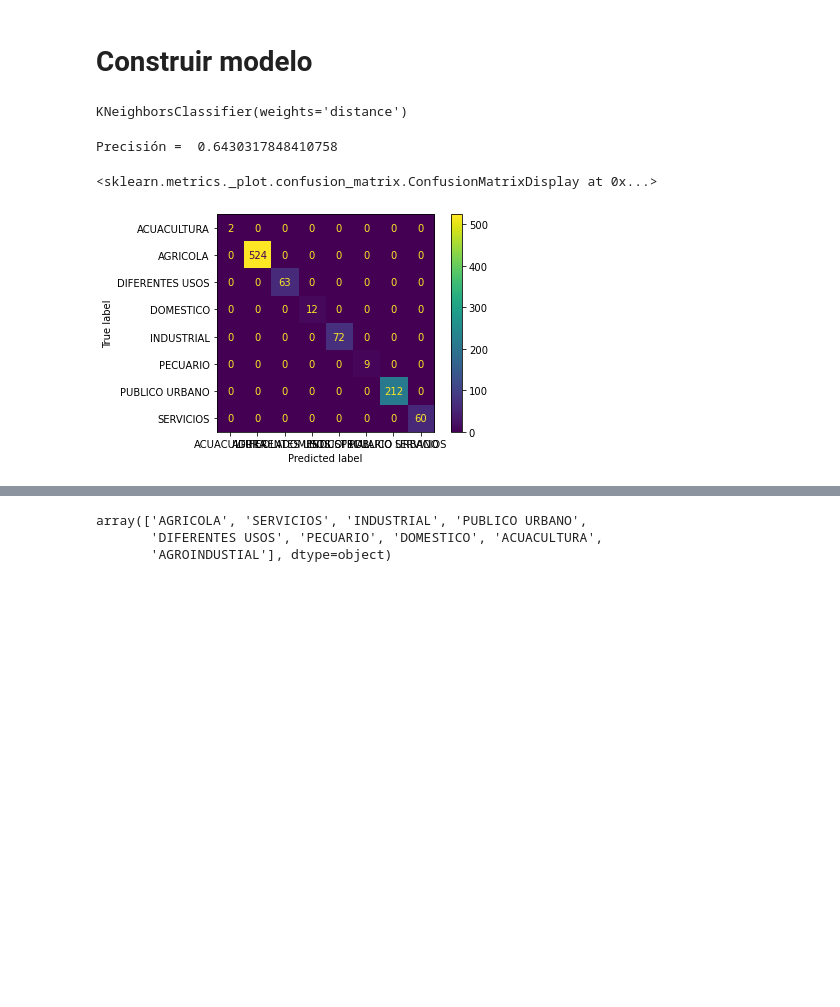
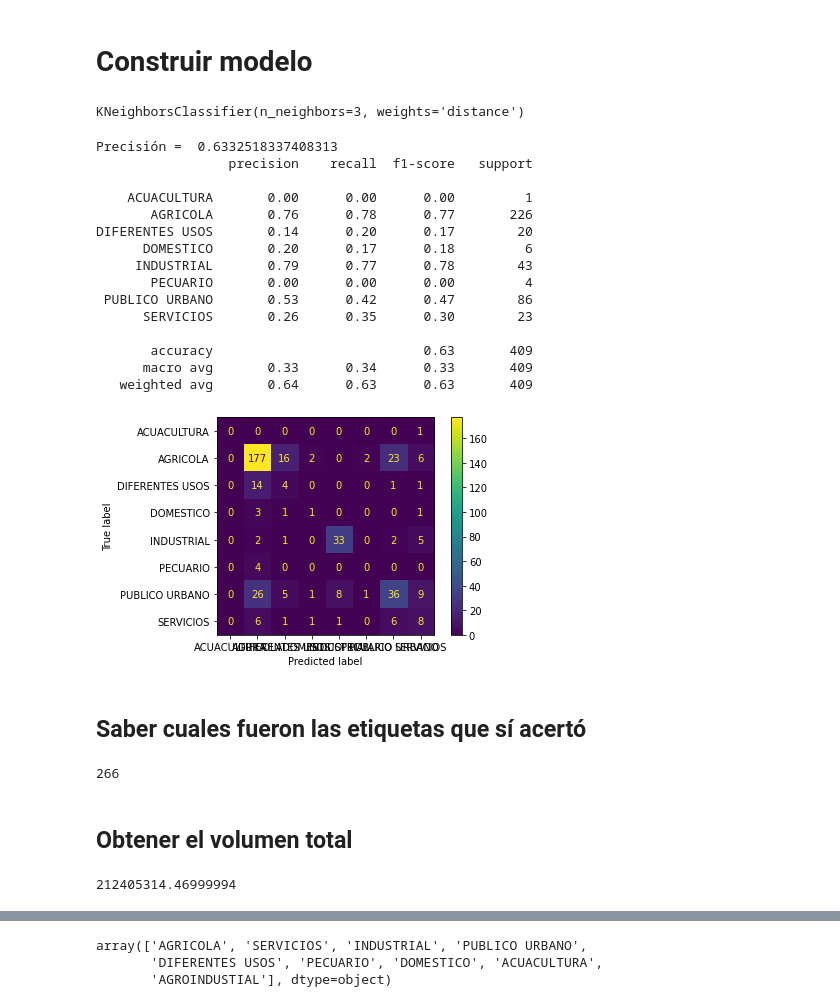
Before and after one commit to MichellMonroy/Practicas-ML, a Jupyter notebook: P3-KNN.ipynb, the cells around one changed output, grey strips where cells are left out. Saved outputs shown, nothing was run; the diff lists cells and outputs as text; code cells hidden in the pictures; blank space fills up the shorter version.

```diff
--- a/P3-KNN.ipynb
+++ b/P3-KNN.ipynb
@@ -117,0 +131,3 @@ pozos['Longitud'] = grad2float(pozos['Longitud'], 4, 6)
+# %%
+#Reemplazar 1602  - MORELIA-QUERENDARO con 1602 - MORELIA-QUERENDARO
+pozos['AcuíferoHomologado'].replace('1602  - MORELIA-QUERENDARO', '1602 - MORELIA-QUERENDARO', inplace = True)
@@ -227,21 +217,39 @@ X_train, X_test, y_train, y_test = train_test_split(X_cod, y, test_size = 0.3, s
 # %% [markdown]
 # Construir modelo
 # %%
-#n_neighbors =
+#n_neighbors = 3
 
-knn = KNeighborsClassifier(n_neighbors=5, weights='distance')
+knn = KNeighborsClassifier(n_neighbors=3, weights='distance')
 knn.fit(X_train, y_train)
 # %% [output]
-KNeighborsClassifier(weights='distance')
+KNeighborsClassifier(n_neighbors=3, weights='distance')
 # %%
 # Predicción
-
-pred = knn.predict(X_test)
-y_pred = pd.Series(pred)
-print('Precisión = ', precision_score(y_test, pred, average='micro'))
-#print(classification_report(y_test, pred))
-plot_confusion_matrix(knn, X_train, y_train)
+def prediccion(model, X, y):
+    pred = model.predict(X)
+    y_pred = pd.Series(pred, index=y.index)
+    print('Precisión = ', precision_score(y, y_pred, average='micro'))
+    print(classification_report(y, pred))
+    plot_confusion_matrix(model, X, y)
+    return y_pred
-# %% [output]
-Precisión =  0.6430317848410758
-<sklearn.metrics._plot.confusion_matrix.ConfusionMatrixDisplay at 0x...>
-[figure, removed]
+# %%
+y_pred = prediccion(knn, X_test, y_test)
+# %% [output]
+Precisión =  0.6332518337408313
+                 precision    recall  f1-score   support
+
+    ACUACULTURA       0.00      0.00      0.00         1
+       AGRICOLA       0.76      0.78      0.77       226
+DIFERENTES USOS       0.14      0.20      0.17        20
+      DOMESTICO       0.20      0.17      0.18         6
+     INDUSTRIAL       0.79      0.77      0.78        43
+       PECUARIO       0.00      0.00      0.00         4
+ PUBLICO URBANO       0.53      0.42      0.47        86
+      SERVICIOS       0.26      0.35      0.30        23
+
+       accuracy                           0.63       409
+      macro avg       0.33      0.34      0.33       409
+   weighted avg       0.64      0.63      0.63       409
+[figure, added]
+# %% [markdown]
+## Saber cuales fueron las etiquetas que sí acertó
@@ -247,0 +266,11 @@ Precisión =  0.6430317848410758
+# %%
+len(aux)
+# %% [output]
+266
+# %% [markdown]
+## Obtener el volumen total
+# %%
+volumen_total = sum(pozos['Volumen (m3/año)'].values)
+print(volumen_total)
+# %% [output]
+212405314.46999994
```
Also changed, not shown: parts of 77 cells of this notebook, 1 other file.
